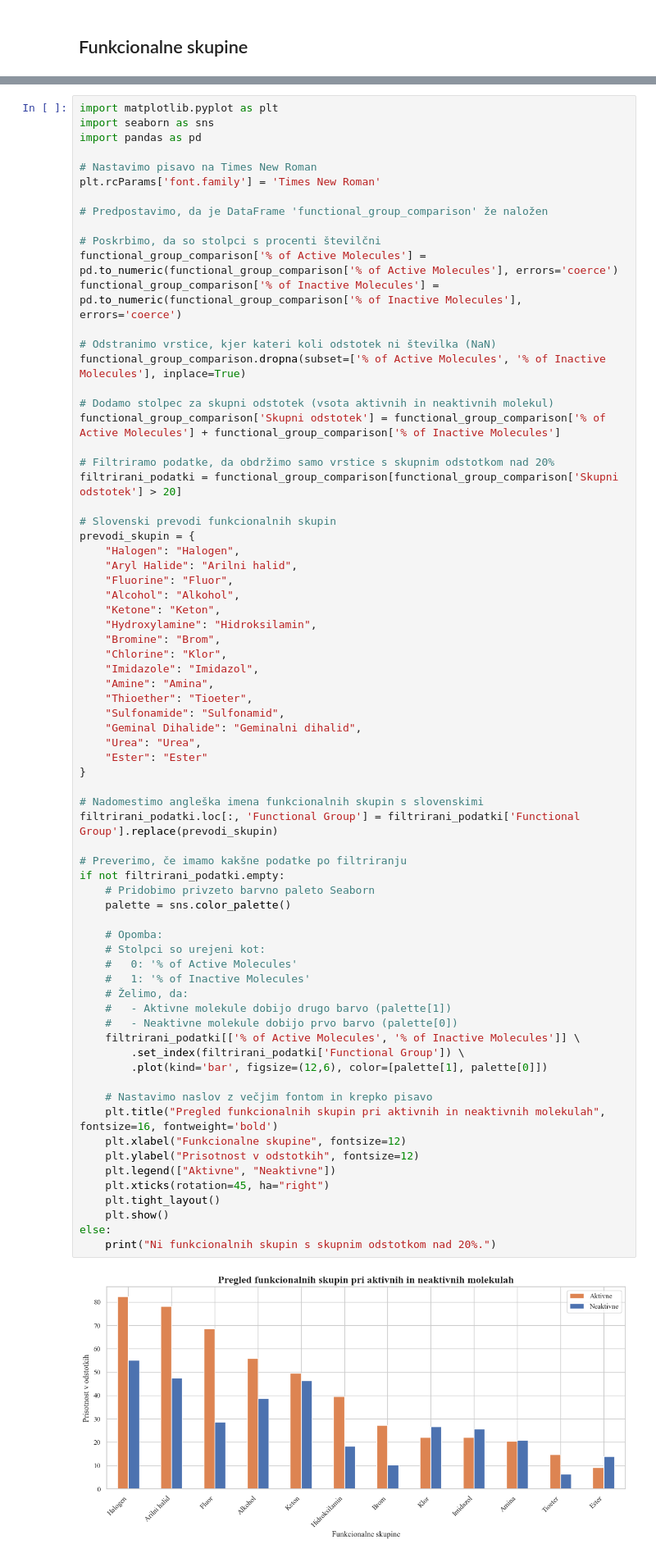
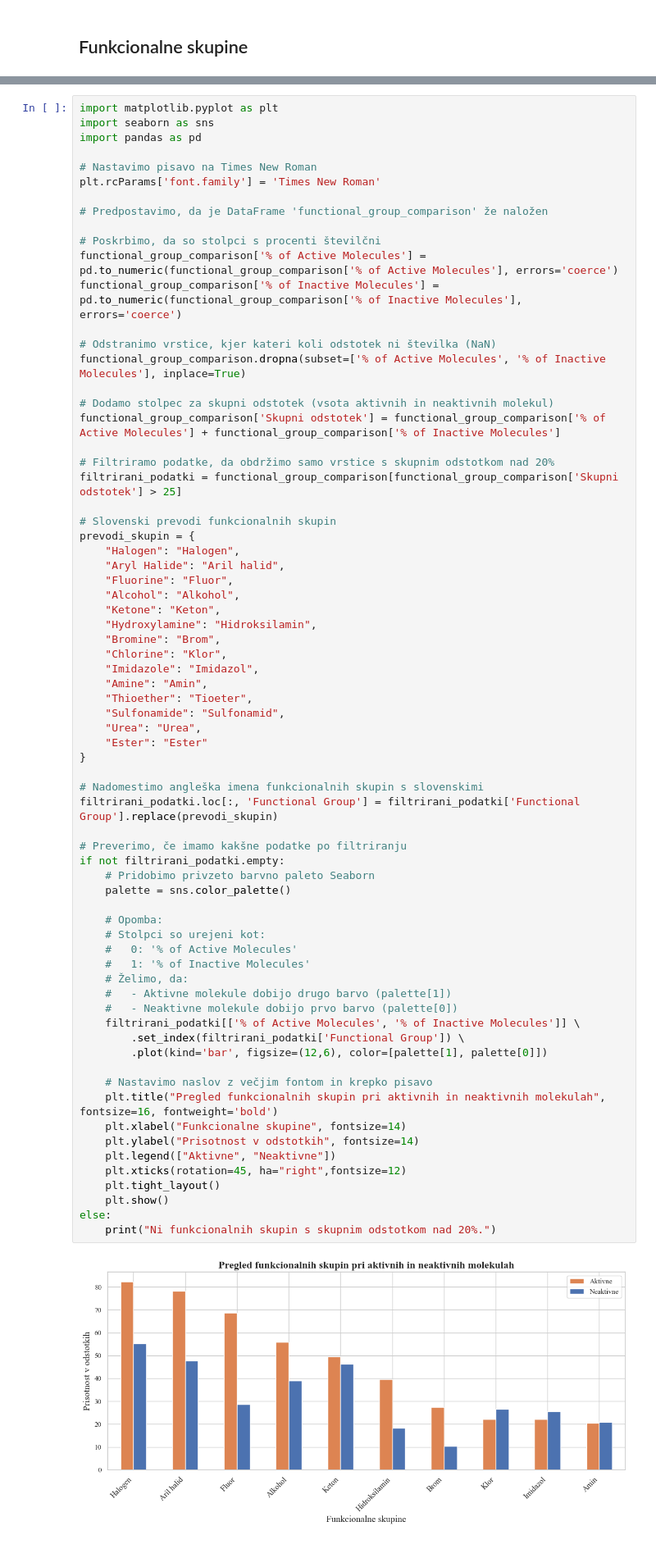
Before and after one commit to samo-n/ML-in-IDO1-drug-discovery, a Jupyter notebook: dir2/__1_3_analize_in_vizualizacije.ipynb, the cells around one changed output, grey strips where cells are left out. Shown at 82% size. Saved outputs shown, nothing was run; the diff lists cells and outputs as text.

```diff
--- a/dir2/__1_3_analize_in_vizualizacije.ipynb
+++ b/dir2/__1_3_analize_in_vizualizacije.ipynb
@@ -769,12 +769,12 @@ functional_group_comparison.dropna(subset=['% of Active Molecules', '% of Inacti
 functional_group_comparison['Skupni odstotek'] = functional_group_comparison['% of Active Molecules'] + functional_group_comparison['% of Inactive Molecules']
 
 # Filtriramo podatke, da obdržimo samo vrstice s skupnim odstotkom nad 20%
-filtrirani_podatki = functional_group_comparison[functional_group_comparison['Skupni odstotek'] > 20]
+filtrirani_podatki = functional_group_comparison[functional_group_comparison['Skupni odstotek'] > 25]
 
 # Slovenski prevodi funkcionalnih skupin
 prevodi_skupin = {
     "Halogen": "Halogen",
-    "Aryl Halide": "Arilni halid",
+    "Aryl Halide": "Aril halid",
     "Fluorine": "Fluor",
     "Alcohol": "Alkohol",
     "Ketone": "Keton",
@@ -782,45 +782,44 @@ prevodi_skupin = {
     "Bromine": "Brom",
     "Chlorine": "Klor",
     "Imidazole": "Imidazol",
-    "Amine": "Amina",
+    "Amine": "Amin",
     "Thioether": "Tioeter",
     "Sulfonamide": "Sulfonamid",
-    "Geminal Dihalide": "Geminalni dihalid",
     "Urea": "Urea",
     "Ester": "Ester"
 }
 
 # Nadomestimo angleška imena funkcionalnih skupin s slovenskimi
 filtrirani_podatki.loc[:, 'Functional Group'] = filtrirani_podatki['Functional Group'].replace(prevodi_skupin)
 
 # Preverimo, če imamo kakšne podatke po filtriranju
 if not filtrirani_podatki.empty:
     # Pridobimo privzeto barvno paleto Seaborn
     palette = sns.color_palette()
 
     # Opomba:
     # Stolpci so urejeni kot:
     #   0: '% of Active Molecules'
     #   1: '% of Inactive Molecules'
     # Želimo, da:
     #   - Aktivne molekule dobijo drugo barvo (palette[1])
     #   - Neaktivne molekule dobijo prvo barvo (palette[0])
     filtrirani_podatki[['% of Active Molecules', '% of Inactive Molecules']] \
         .set_index(filtrirani_podatki['Functional Group']) \
         .plot(kind='bar', figsize=(12,6), color=[palette[1], palette[0]])
 
     # Nastavimo naslov z večjim fontom in krepko pisavo
     plt.title("Pregled funkcionalnih skupin pri aktivnih in neaktivnih molekulah", fontsize=16, fontweight='bold')
-    plt.xlabel("Funkcionalne skupine", fontsize=12)
-    plt.ylabel("Prisotnost v odstotkih", fontsize=12)
+    plt.xlabel("Funkcionalne skupine", fontsize=14)
+    plt.ylabel("Prisotnost v odstotkih", fontsize=14)
     plt.legend(["Aktivne", "Neaktivne"])
-    plt.xticks(rotation=45, ha="right")
+    plt.xticks(rotation=45, ha="right",fontsize=12)
     plt.tight_layout()
     plt.show()
 else:
     print("Ni funkcionalnih skupin s skupnim odstotkom nad 20%.")
 # %% [output]
-[figure, old version]
+[figure, new version]
 # %% [markdown]
 ##
 ## Statistični testi
```
